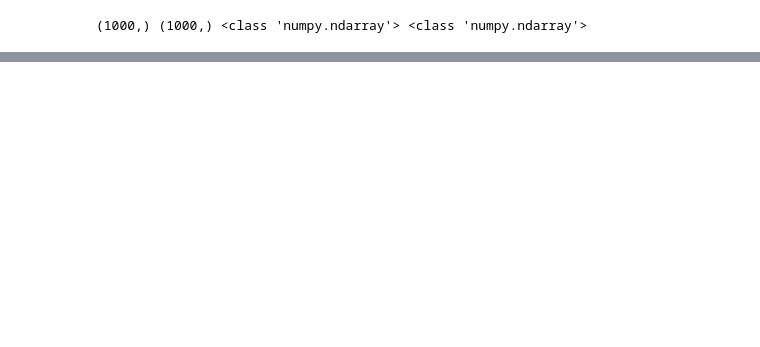
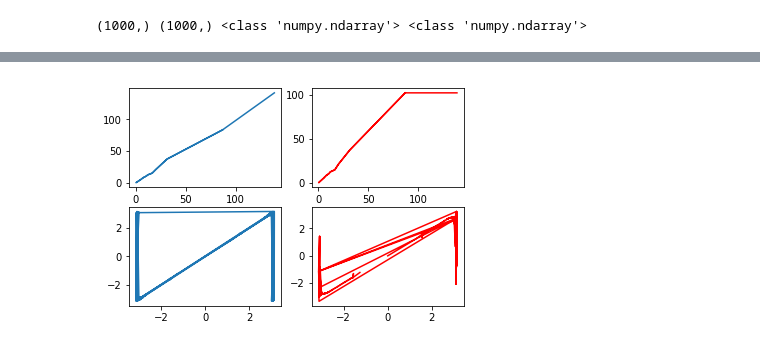
Before and after one commit to motein/ML, a Jupyter notebook: FittingAlgorithm/solution_4.ipynb, the cells around one changed output, grey strips where cells are left out. Drawn from its saved outputs; the diff is of its cells as text; code cells hidden in the pictures; blank space fills up the shorter version.

```diff
--- a/FittingAlgorithm/solution_4.ipynb
+++ b/FittingAlgorithm/solution_4.ipynb
@@ -155 +185,17 @@ def xgboost_algorithm(X, y, param=None, num_boost_round=100, maglify=1.0):
+# %%
+plt.subplot(221)
+plt.plot(yy2_amp, yy1_amp)
+
+plt.subplot(222)
+plt.plot(yy2_amp, y_amp_predicted, 'r')
+
+plt.subplot(223)
+plt.plot(yy2_phase, yy1_phase)
+
+plt.subplot(224)
+plt.plot(yy2_phase, y_phase_predicted, 'r')
+
+plt.show()
+# %% [output]
+[figure, added]
 # %%
```
Also changed, not shown: parts of 14 cells of this notebook, 4 other files.
